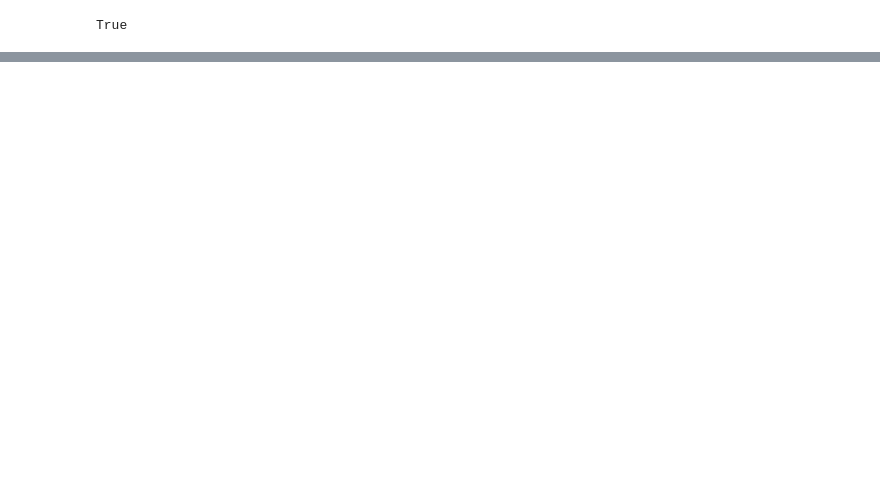
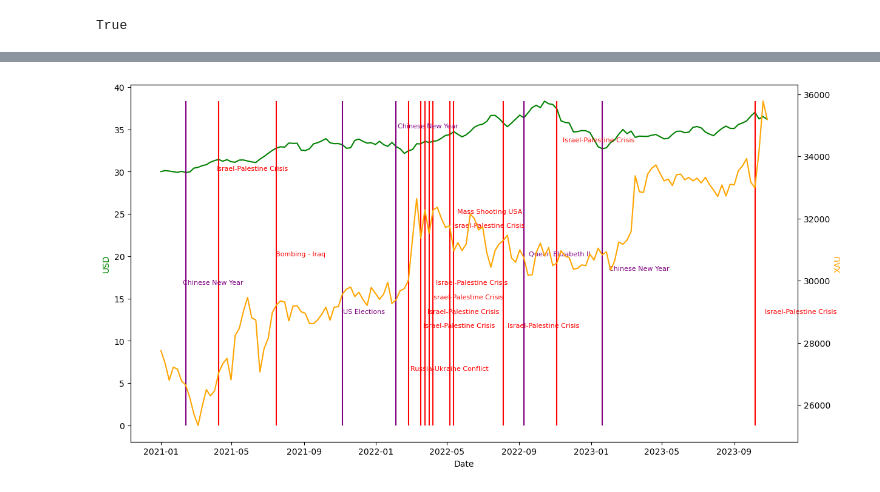
Before and after one commit to jscoobyced/jsc-gold, a Jupyter notebook: python/jsc-gold/src/goldInvestment.ipynb, the cells around one changed output, grey strips where cells are left out. Saved outputs shown, nothing was run; the diff lists cells and outputs as text; code cells hidden in the pictures; blank space fills up the shorter version.

Commit message:
Add attacks and events.

```diff
--- a/python/jsc-gold/src/goldInvestment.ipynb
+++ b/python/jsc-gold/src/goldInvestment.ipynb
@@ -12,6 +13,7 @@ load_dotenv()
 True
 # %%
 OUNCE_TO_GRAM= 31.1035
+GRAM_PER_BAHT = 15.244
 
 class QuoteRequest:
     def __init__(self, start_date: dt, end_date: dt, currency_from, currency_to):
@@ -61,7 +63,7 @@ class QuoteData:
     def __init__(self, data: dict):
         self.date = dt.strptime(data['date'], '%Y-%m-%d')
         self.value = round(data['value'], 2)
-        self.currency = data['currency']
+        self.key = data['key']
 
     def __str__(self):
         return f'Quote:\n\tDate: {self.date}\n\tValue: {self.currency} {self.value}'
@@ -192,7 +194,7 @@ def download(currency_from: str, currency_to: str, start: int, ratio: int):
     historical_downloader.start_downloading(request, f"historical_{currency_from.lower()}_{currency_to.lower()}_{start}.json")
     print("Complete.")
 
-def draw(filename):
+def get_quote_data(filename):
     file = open(filename, "r")
     json_data = json.load(file)
     quotes: list[QuoteData] = []
@@ -200,6 +202,4 @@ def draw(filename):
         quote = QuoteData(data)
         quotes.append(quote)
     file.close()
-
-download("USD", "THB", 2023, 1)
-draw('historical_usd_thb_2023.json')
+    return quotes
@@ -208,0 +206,73 @@ Complete.
+# %%
+x1 = []
+y1 = []
+x2 = []
+y2 = []
+x3 = []
+y3 = []
+z3 = []
+x4 = []
+y4 = []
+z4 = []
+shift_y = 5
+
+for n in range(2021, 2024):
+    quotes: QuoteData = get_quote_data(f"historical_usd_thb_{n}.json")
+    for quote in quotes:
+        x1.append(quote.date)
+        x2.append(quote.date)
+        x3.append(quote.date)
+        x4.append(quote.date)
+        y1.append(quote.value)
+    quotes: QuoteData = get_quote_data(f"historical_xau_thb_{n}.json")
+    for quote in quotes:
+        y2.append(quote.value)
+
+for n in range(2021, 2024):
+    quotes: QuoteData = get_quote_data(f"attack_{n}.json")
+    for quote in quotes:
+        y3.append(quote.value * (max(y1) + shift_y))
+        z3.append(quote.key)
+    quotes: QuoteData = get_quote_data(f"events_{n}.json")
+    for quote in quotes:
+        y4.append(quote.value * (max(y1) + shift_y))
+        z4.append(quote.key)
+
+fig, ax1 = plt.subplots()
+
+ax1.set_xlabel("Date")
+ax1.set_ylabel("USD", color="green")
+plt.plot(x1, y1, color="green")
+plt.vlines(x=x3, ymin=0, ymax=y3, colors="red")
+plt.vlines(x=x4, ymin=0, ymax=y4, colors="purple")
+
+indx = 0
+step = 1 / (len(x1) + 10)
+base_y = 0.2
+factor_y = .04
+factor_x = .04
+modulus = 20
+
+for text in z3:
+    if len(text) > 0:
+        y = base_y + (indx % modulus) * factor_y
+        plt.text( indx * step + factor_x, y, text, fontsize=8, transform=plt.gca().transAxes, color = 'red')
+    indx = indx + 1
+
+indx = 0
+for text in z4:
+    if len(text) > 0:
+        y = base_y + (indx % modulus) * factor_y
+        plt.text( indx * step + factor_x, y, text, fontsize=8, transform=plt.gca().transAxes, color = 'purple')
+    indx = indx + 1
+
+ax2 = ax1.twinx()
+ax2.set_ylabel("XAU", color="orange")
+plt.plot(x2, y2, color="orange", label="XAU")
+
+fig.tight_layout()
+fig.set_size_inches(15, 7)
+fig.set_dpi(100)
+plt.show()
+# %% [output]
+[figure, added]
```
Also changed, not shown: parts of 3 cells of this notebook, 7 other files.
